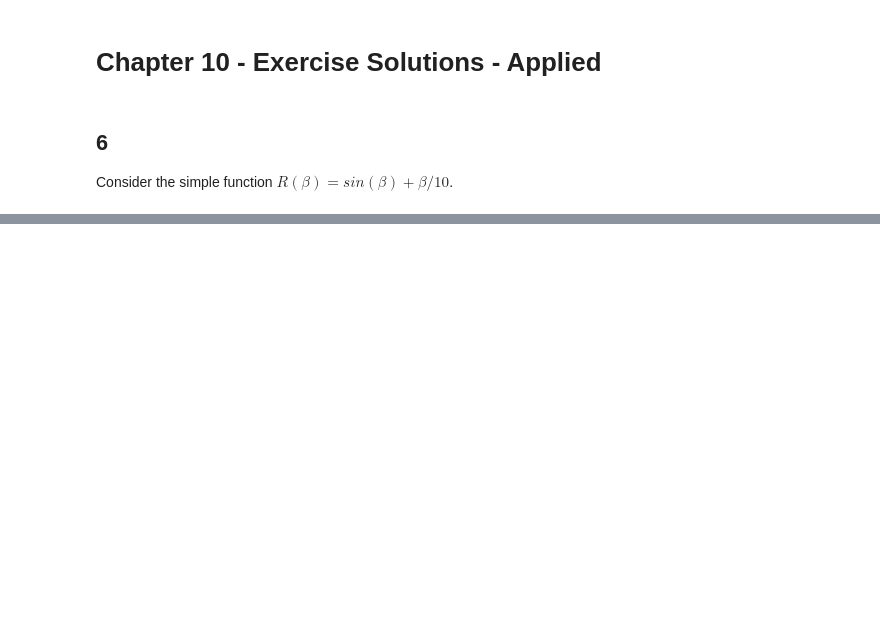
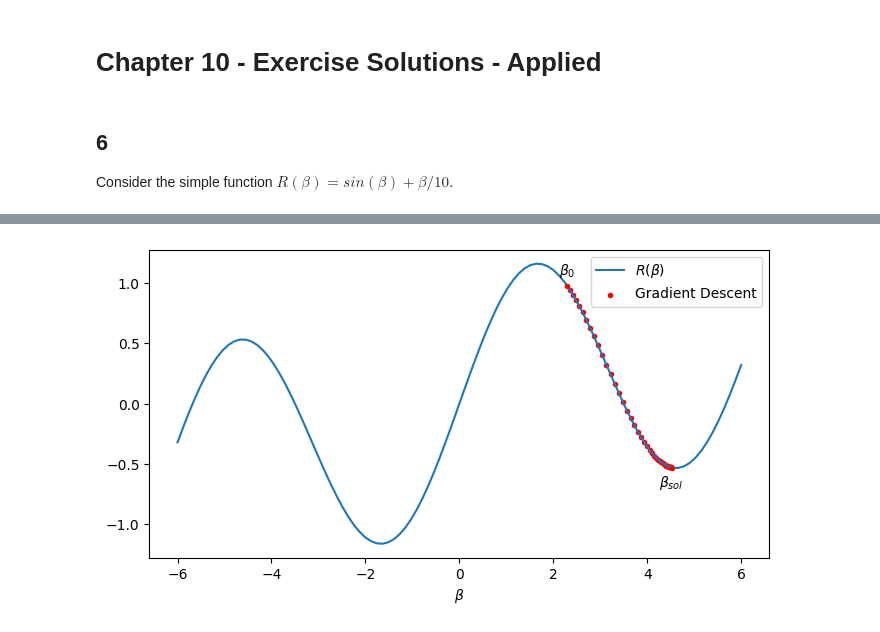
Before and after one commit to drwslv/StanfordOnline-Statistical-Learning, a Jupyter notebook: Ch10 Solutions Applied.ipynb, the cells around one changed output, grey strips where cells are left out. Cells and saved outputs as stored; diff of their text form; code cells hidden in the pictures; blank space fills up the shorter version.

```diff
--- a/Ch10 Solutions Applied.ipynb
+++ b/Ch10 Solutions Applied.ipynb
@@ -29,0 +108,15 @@ fig, ax = subplots(1, 1, figsize=(6,6))
+# %%
+beta_array = np.array(beta_list)
+R_array= np.sin(beta_array) + beta_array/10
+
+fig, ax = subplots(1, 1, figsize=(8,4))
+ax.plot(beta_series, R_series, label=r'$R(\beta)$')
+ax.scatter(beta_array, R_array, color='r', marker='.', label='Gradient Descent')
+ax.plot(beta_0, R_0, 'ro', markersize=2)
+ax.text(beta_0, R_0 + 0.05, r'$\beta_0$', fontsize=10, verticalalignment='bottom', horizontalalignment='center')
+ax.plot(beta_array[-1], R_array[-1], 'ro', markersize=2)
+ax.text(beta_array[-1], R_array[-1] - 0.05, r'$\beta_{sol}$', fontsize=10, verticalalignment='top', horizontalalignment='center')
+ax.set_xlabel(r'$\beta$')
+ax.legend();
+# %% [output]
+[figure, added]
```
Also changed, not shown: parts of 12 cells of this notebook.
